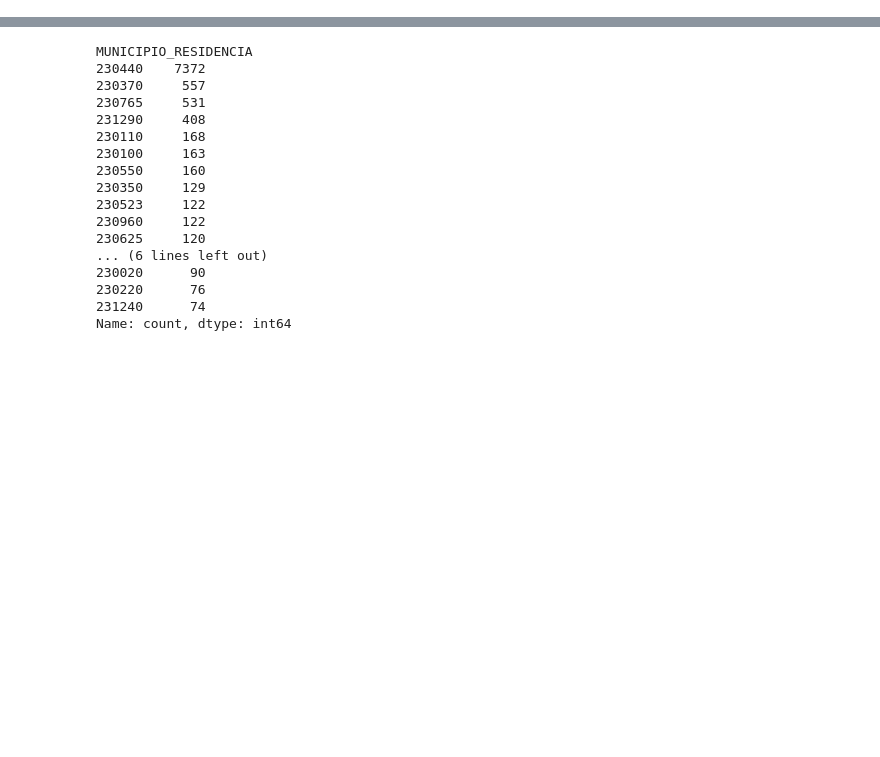
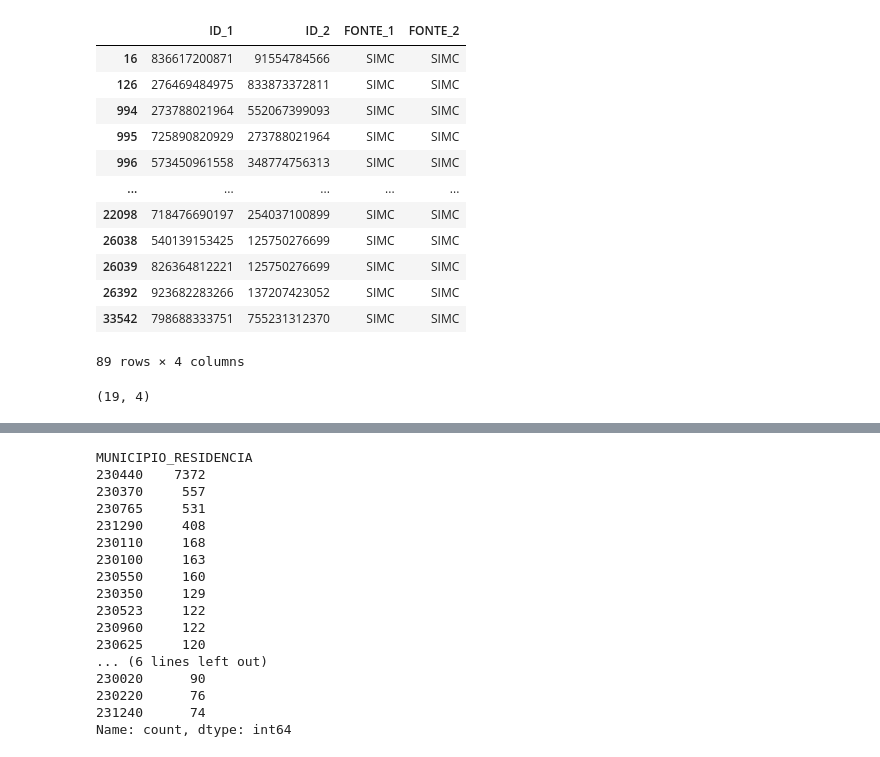
Before and after one commit to higorsmonteiro/lente-ist, a Jupyter notebook: nbs/avulso_dupli_aids.ipynb, the cells around one changed output, grey strips where cells are left out. Cells and saved outputs as stored; diff of their text form; code cells hidden in the pictures; blank space fills up the shorter version.

```diff
--- a/nbs/avulso_dupli_aids.ipynb
+++ b/nbs/avulso_dupli_aids.ipynb
@@ -7,11 +7,15 @@ import mapclassify
 import geopandas as gpd
 from collections import defaultdict
 
+import matplotlib
 import matplotlib.pyplot as plt
 from matplotlib_scalebar.scalebar import ScaleBar
 
 from sqlalchemy import create_engine
 from sqlalchemy import inspect, text
+
+plt.rcParams["font.family"] = "sans-serif"
+plt.rcParams["font.sans-serif"] = ["Tahoma"]
 
 basepath = Path.home().joinpath("Documents", "data")
 geopath = basepath.joinpath("shapefilesceqgis")
@@ -19,8 +23,9 @@ cnespath = basepath.joinpath("opendatasus", "cnes")
 aidspath = basepath.joinpath("sinan", "aids")
 
 geodata_df = gpd.read_parquet(geopath.joinpath("ce_geodata.parquet"))
+ce_geodata_df = gpd.read_parquet(geopath.joinpath("ce_regiao_saude_municipios.parquet"))
 
-warehouse_location = aidspath.joinpath("HIV_WAREHOUSE")
-warehouse_name = "ist_pessoa.db"
+warehouse_location = aidspath.joinpath("SQL_WAREHOUSE")
+warehouse_name = "hiv_aids_paciente.db"
 
 engine = create_engine(f"sqlite:///"+str(warehouse_location.joinpath(warehouse_name)))
@@ -180,0 +370,20 @@ sub_df[:10]
+# %%
+pairs_all[(pairs_all["FONTE_1"]=="SIM") & (pairs_all["FONTE_2"]=="SIMC")]
+# %% [output]
+|  | ID_1 | ID_2 | FONTE_1 | FONTE_2 |
+| 16 | 836617200871 | 91554784566 | SIMC | SIMC |
+| 126 | 276469484975 | 833873372811 | SIMC | SIMC |
+| 994 | 273788021964 | 552067399093 | SIMC | SIMC |
+| 995 | 725890820929 | 273788021964 | SIMC | SIMC |
+| 996 | 573450961558 | 348774756313 | SIMC | SIMC |
+| ... | ... | ... | ... | ... |
+| 22098 | 718476690197 | 254037100899 | SIMC | SIMC |
+| 26038 | 540139153425 | 125750276699 | SIMC | SIMC |
+| 26039 | 826364812221 | 125750276699 | SIMC | SIMC |
+| 26392 | 923682283266 | 137207423052 | SIMC | SIMC |
+| 33542 | 798688333751 | 755231312370 | SIMC | SIMC |
+89 rows × 4 columns
+# %%
+pairs_all[((pairs_all["FONTE_1"]=="SIMC") & (pairs_all["FONTE_2"]=="AIDSANET")) | ( (pairs_all["FONTE_2"]=="SIMC") & (pairs_all["FONTE_1"]=="AIDSANET") )].shape
+# %% [output]
+(19, 4)
```
Also changed, not shown: parts of 21 cells of this notebook.
